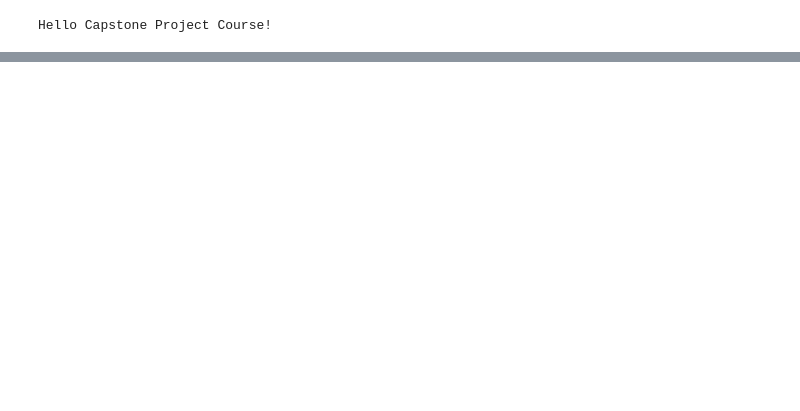
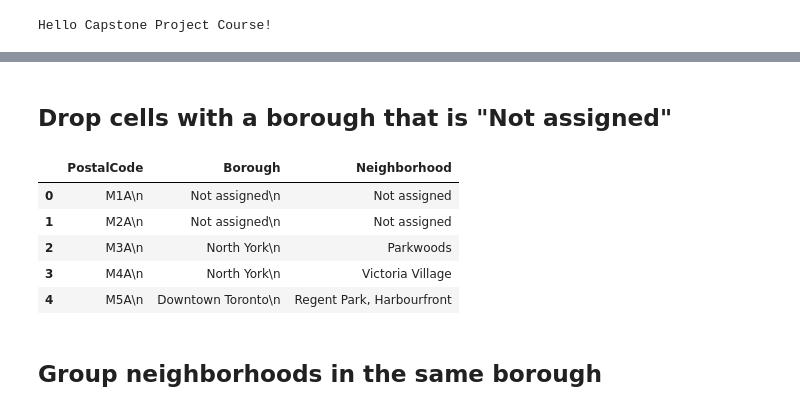
Before and after one commit to AbhishekRReddy/Coursera_Capstone, a Jupyter notebook: Applied Data Science Capstone Project.ipynb, the cells around one changed output, grey strips where cells are left out. Saved outputs shown, nothing was run; the diff lists cells and outputs as text; code cells hidden in the pictures; blank space fills up the shorter version.

```diff
--- a/Applied Data Science Capstone Project.ipynb
+++ b/Applied Data Science Capstone Project.ipynb
@@ -13,0 +89,15 @@ Hello Capstone Project Course!
+# %% [markdown]
+##  Drop cells with a borough that is "Not assigned"
+# %%
+# drop cells with a borough that is Not assigned
+toronto_df_dropna = toronto_df[toronto_df.Borough != "Not assigned"].reset_index(drop=True)
+toronto_df_dropna.head()
+# %% [output]
+|  | PostalCode | Borough | Neighborhood |
+| 0 | M1A\n | Not assigned\n | Not assigned |
+| 1 | M2A\n | Not assigned\n | Not assigned |
+| 2 | M3A\n | North York\n | Parkwoods |
+| 3 | M4A\n | North York\n | Victoria Village |
+| 4 | M5A\n | Downtown Toronto\n | Regent Park, Harbourfront |
+# %% [markdown]
+## Group neighborhoods in the same borough
```
Also changed, not shown: parts of 15 cells of this notebook.
